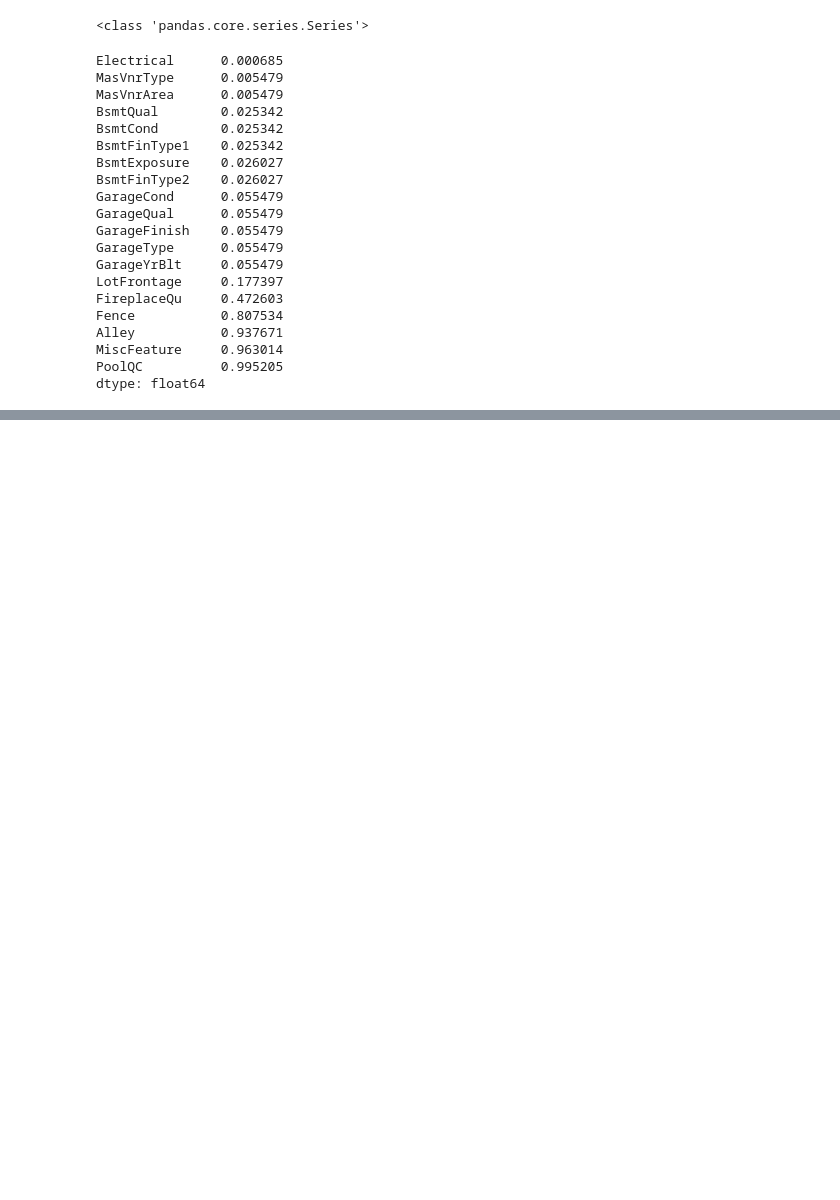
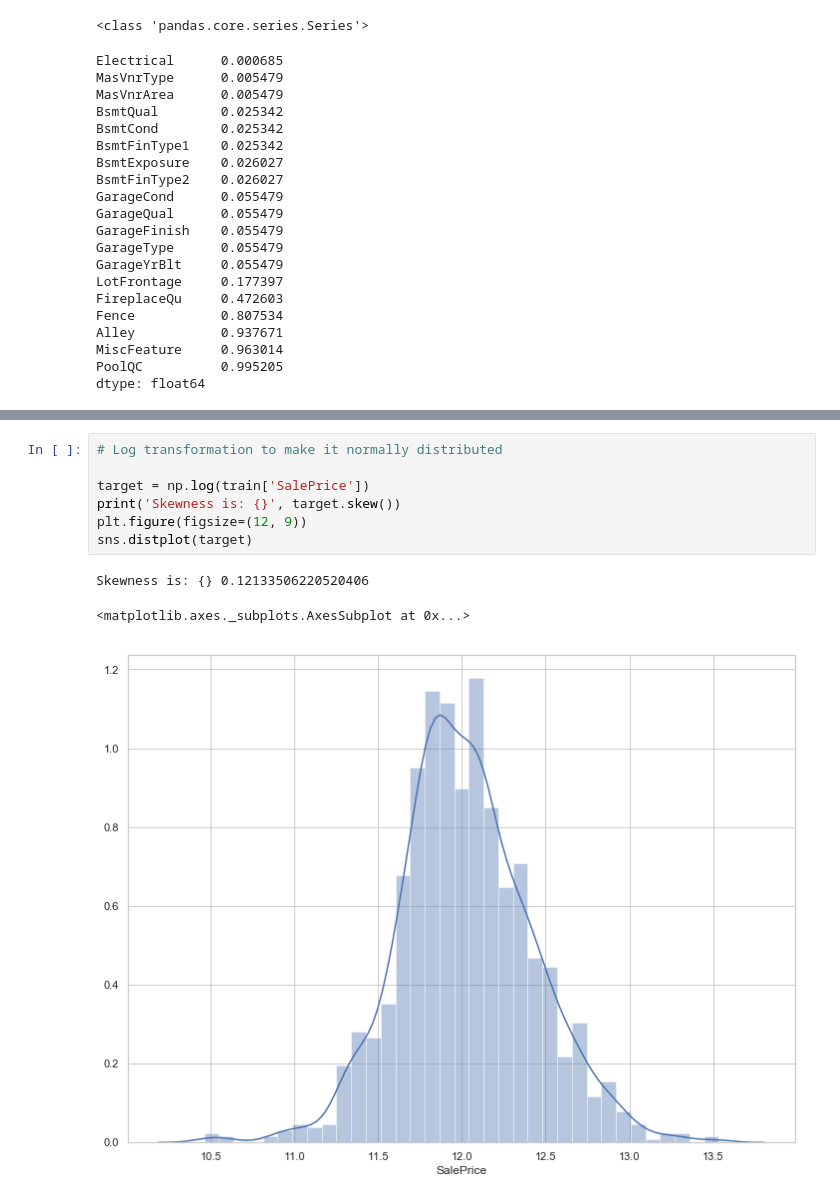
Before and after one commit to barua-anik/kaggle_housing_price_predictor, a Jupyter notebook: House Prices - Advanced Regression Techniques.ipynb, the cells around one changed output, grey strips where cells are left out. Drawn from its saved outputs; the diff is of its cells as text; blank space fills up the shorter version.

```diff
--- a/House Prices - Advanced Regression Techniques.ipynb
+++ b/House Prices - Advanced Regression Techniques.ipynb
@@ -147,0 +190,11 @@ plt.show()
+# %%
+# Log transformation to make it normally distributed
+
+target = np.log(train['SalePrice'])
+print('Skewness is: {}', target.skew())
+plt.figure(figsize=(12, 9))
+sns.distplot(target)
+# %% [output]
+Skewness is: {} 0.12133506220520406
+<matplotlib.axes._subplots.AxesSubplot at 0x...>
+[figure, added]
```
Also changed, not shown: parts of 8 cells of this notebook.
